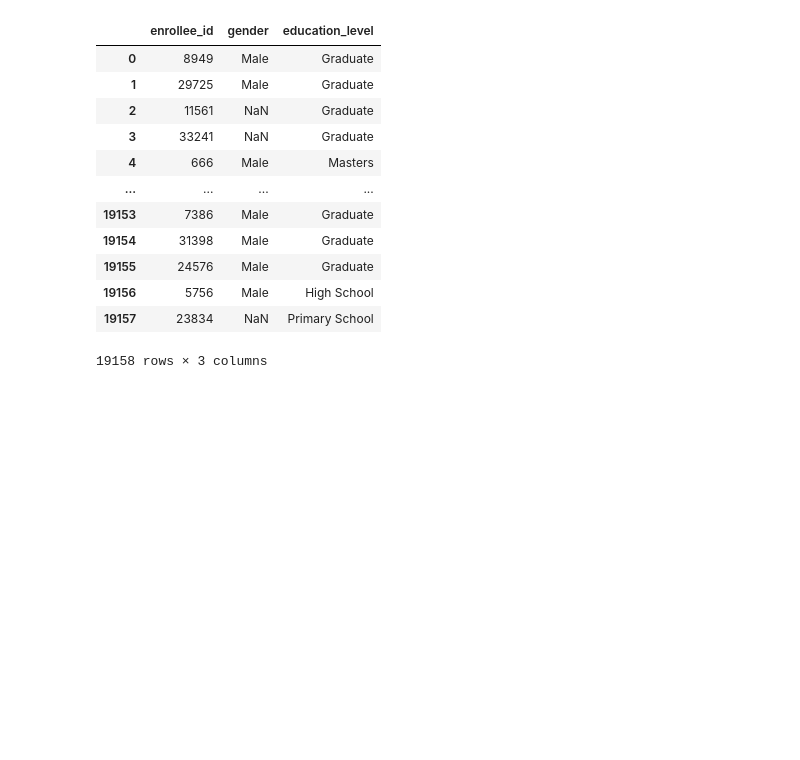
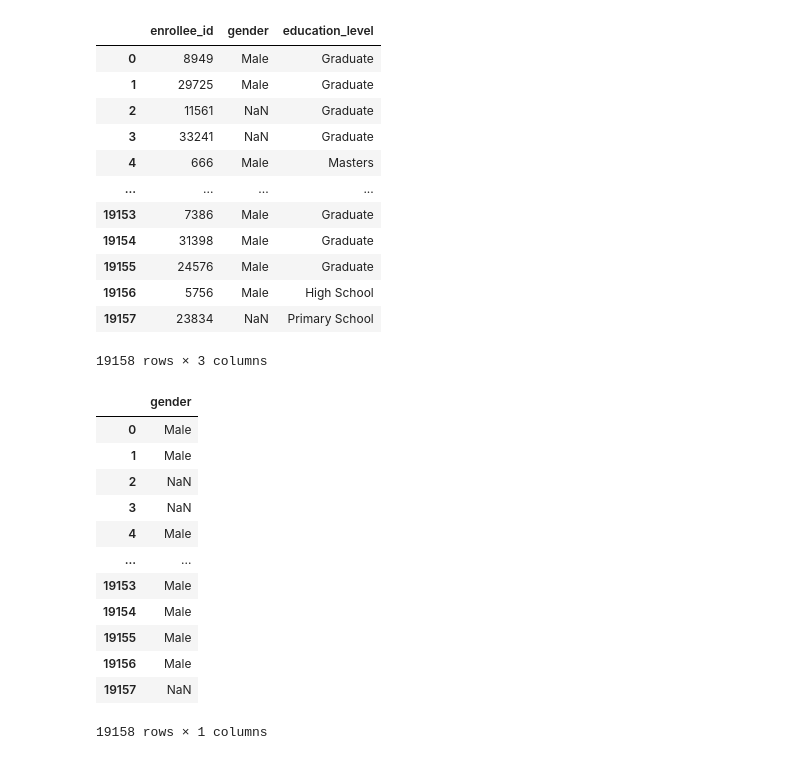
Before and after one commit to actionxbar-14/Data_Analytics, a Jupyter notebook: DAP/Data_Gathering/working-with-csv.ipynb, the cells around one changed output. Drawn from its saved outputs; the diff is of its cells as text; code cells hidden in the pictures; blank space fills up the shorter version.

```diff
--- a/DAP/Data_Gathering/working-with-csv.ipynb
+++ b/DAP/Data_Gathering/working-with-csv.ipynb
@@ -129,3 +129,23 @@ pd.read_csv(r"C:\Users\ANUBHAV\Data_Analytics\DAP\Data_Gathering\Datasets\aug_tr
 | 19156 | 5756 | Male | High School |
 | 19157 | 23834 | NaN | Primary School |
 19158 rows × 3 columns
+# %%
+# 8. Squeeze parameters :
+
+#--> agar mujhe koi specific column chaiye then we take only specific one column like this:
+
+pd.read_csv(r"C:\Users\ANUBHAV\Data_Analytics\DAP\Data_Gathering\Datasets\aug_train.csv" , usecols = ['gender'] )
+# %% [output]
+|  | gender |
+| 0 | Male |
+| 1 | Male |
+| 2 | NaN |
+| 3 | NaN |
+| 4 | Male |
+| ... | ... |
+| 19153 | Male |
+| 19154 | Male |
+| 19155 | Male |
+| 19156 | Male |
+| 19157 | NaN |
+19158 rows × 1 columns
```
Also changed, not shown: parts of 2 cells of this notebook, 1 other file.
